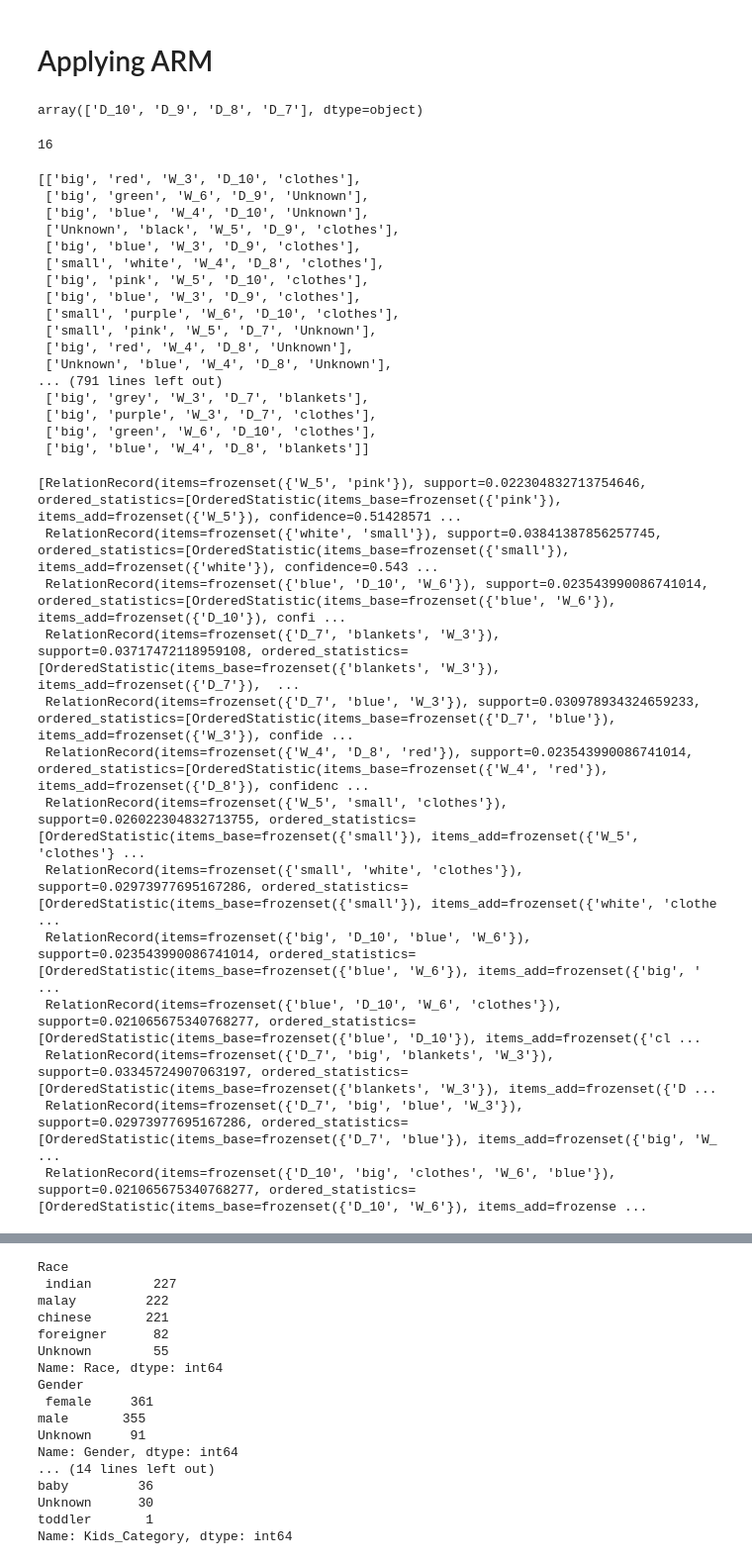
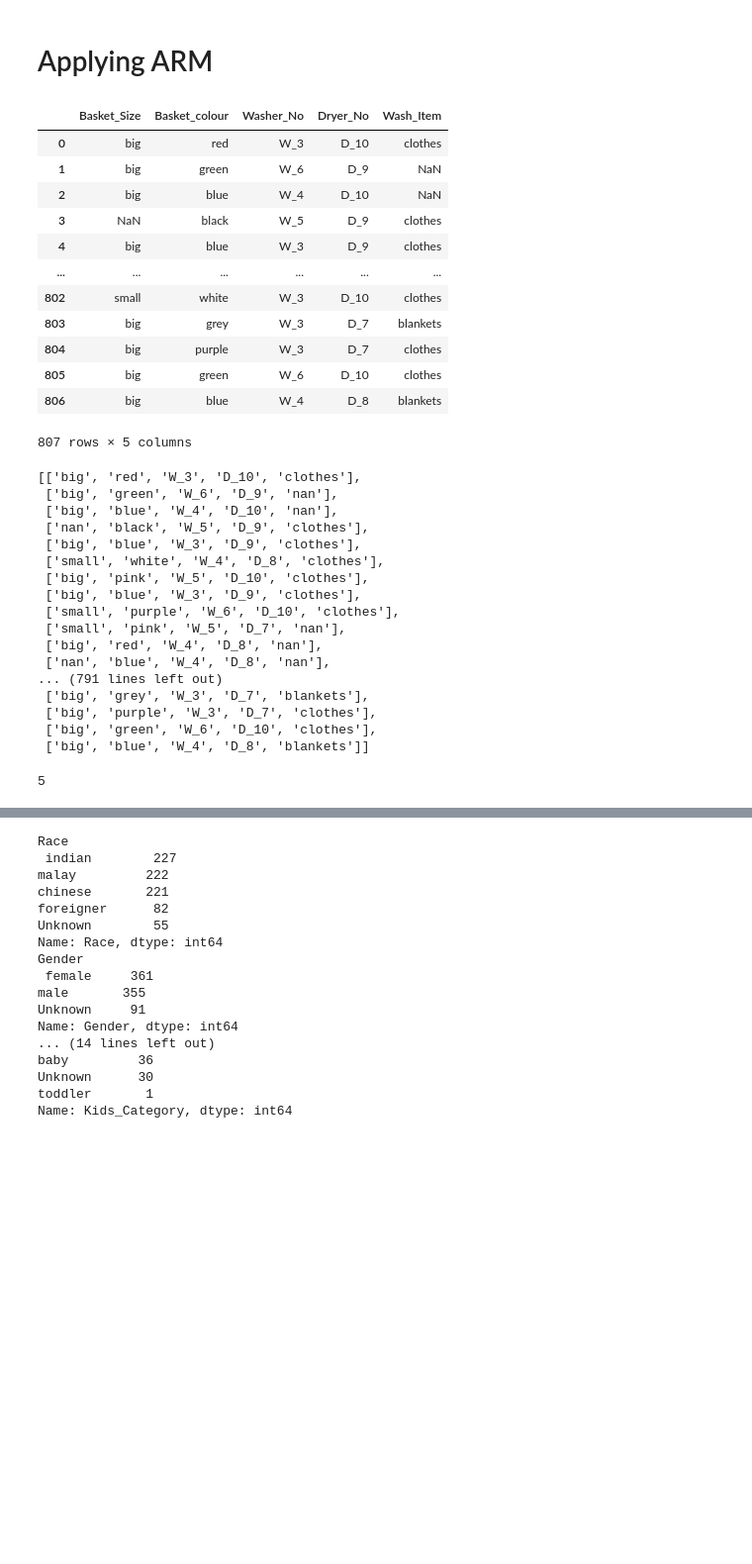
Before and after one commit to CRJoshuaa/Data-Mining-Project, a Jupyter notebook: Project_Joshuaa.ipynb, the cells around one changed output, grey strips where cells are left out. Shown at 99% size. Drawn from its saved outputs; the diff is of its cells as text; code cells hidden in the pictures; blank space fills up the shorter version.

```diff
--- a/Project_Joshuaa.ipynb
+++ b/Project_Joshuaa.ipynb
@@ -121,35 +125,35 @@ df=(df.pipe(change_to_date)
 # %% [markdown]
 # Applying ARM
 # %%
-arm=(df.pipe(change_to_date)
-        .pipe(mark_washer)
+arm1=(df.pipe(mark_washer)
         .pipe(mark_dryer)
-        .pipe(drop_no)
-        .pipe(select_arm)
-        .pipe(fill_null_val)
+        .pipe(select_arm1)
     )
-# %%
-arm['Dryer_No'].unique()
-# arm.shape
-# arm.info()
-# arm
-# %% [output]
-array(['D_10', 'D_9', 'D_8', 'D_7'], dtype=object)
-# %%
-len(arm.columns)
-# %% [output]
-16
+# %%
+arm1
+# %% [output]
+|  | Basket_Size | Basket_colour | Washer_No | Dryer_No | Wash_Item |
+| 0 | big | red | W_3 | D_10 | clothes |
+| 1 | big | green | W_6 | D_9 | NaN |
+| 2 | big | blue | W_4 | D_10 | NaN |
+| 3 | NaN | black | W_5 | D_9 | clothes |
+| 4 | big | blue | W_3 | D_9 | clothes |
+| ... | ... | ... | ... | ... | ... |
+| 802 | small | white | W_3 | D_10 | clothes |
+| 803 | big | grey | W_3 | D_7 | blankets |
+| 804 | big | purple | W_3 | D_7 | clothes |
+| 805 | big | green | W_6 | D_10 | clothes |
+| 806 | big | blue | W_4 | D_8 | blankets |
+807 rows × 5 columns
 # %%
 records = []
-# for i in range(0, len(arm)):
-#     records.append([str(arm[i,[j]]) for j in arm.columns])
 
 # Iterate over each row
-for index, rows in arm.iterrows():
-    columns=arm.columns
+for index, rows in arm1.iterrows():
+    columns=arm1.columns
     my_list =[]
     for att in columns:
-        my_list.append(rows[att])
+        my_list.append(str(rows[att]))
 
     # append the list to the final list
     records.append(my_list)
@@ -157,37 +161,25 @@ for index, rows in arm.iterrows():
 records
 # %% [output]
 [['big', 'red', 'W_3', 'D_10', 'clothes'],
- ['big', 'green', 'W_6', 'D_9', 'Unknown'],
- ['big', 'blue', 'W_4', 'D_10', 'Unknown'],
- ['Unknown', 'black', 'W_5', 'D_9', 'clothes'],
+ ['big', 'green', 'W_6', 'D_9', 'nan'],
+ ['big', 'blue', 'W_4', 'D_10', 'nan'],
+ ['nan', 'black', 'W_5', 'D_9', 'clothes'],
  ['big', 'blue', 'W_3', 'D_9', 'clothes'],
  ['small', 'white', 'W_4', 'D_8', 'clothes'],
  ['big', 'pink', 'W_5', 'D_10', 'clothes'],
  ['big', 'blue', 'W_3', 'D_9', 'clothes'],
  ['small', 'purple', 'W_6', 'D_10', 'clothes'],
- ['small', 'pink', 'W_5', 'D_7', 'Unknown'],
- ['big', 'red', 'W_4', 'D_8', 'Unknown'],
- ['Unknown', 'blue', 'W_4', 'D_8', 'Unknown'],
+ ['small', 'pink', 'W_5', 'D_7', 'nan'],
+ ['big', 'red', 'W_4', 'D_8', 'nan'],
+ ['nan', 'blue', 'W_4', 'D_8', 'nan'],
 ... (791 lines left out)
  ['big', 'grey', 'W_3', 'D_7', 'blankets'],
  ['big', 'purple', 'W_3', 'D_7', 'clothes'],
  ['big', 'green', 'W_6', 'D_10', 'clothes'],
  ['big', 'blue', 'W_4', 'D_8', 'blankets']]
 # %%
-association_rules = apriori(records, min_support=0.02, min_confidence=0.2, min_lift=2, min_length=2)
+association_rules = apriori(records, min_support=0.02, min_confidence=0.6, min_lift=2, min_length=2)
 association_results = list(association_rules)
-association_results
+len(association_results)
 # %% [output]
-[RelationRecord(items=frozenset({'W_5', 'pink'}), support=0.022304832713754646, ordered_statistics=[OrderedStatistic(items_base=frozenset({'pink'}), items_add=frozenset({'W_5'}), confidence=0.51428571 ...
- RelationRecord(items=frozenset({'white', 'small'}), support=0.03841387856257745, ordered_statistics=[OrderedStatistic(items_base=frozenset({'small'}), items_add=frozenset({'white'}), confidence=0.543 ...
- RelationRecord(items=frozenset({'blue', 'D_10', 'W_6'}), support=0.023543990086741014, ordered_statistics=[OrderedStatistic(items_base=frozenset({'blue', 'W_6'}), items_add=frozenset({'D_10'}), confi ...
- RelationRecord(items=frozenset({'D_7', 'blankets', 'W_3'}), support=0.03717472118959108, ordered_statistics=[OrderedStatistic(items_base=frozenset({'blankets', 'W_3'}), items_add=frozenset({'D_7'}),  ...
- RelationRecord(items=frozenset({'D_7', 'blue', 'W_3'}), support=0.030978934324659233, ordered_statistics=[OrderedStatistic(items_base=frozenset({'D_7', 'blue'}), items_add=frozenset({'W_3'}), confide ...
- RelationRecord(items=frozenset({'W_4', 'D_8', 'red'}), support=0.023543990086741014, ordered_statistics=[OrderedStatistic(items_base=frozenset({'W_4', 'red'}), items_add=frozenset({'D_8'}), confidenc ...
- RelationRecord(items=frozenset({'W_5', 'small', 'clothes'}), support=0.026022304832713755, ordered_statistics=[OrderedStatistic(items_base=frozenset({'small'}), items_add=frozenset({'W_5', 'clothes'} ...
- RelationRecord(items=frozenset({'small', 'white', 'clothes'}), support=0.02973977695167286, ordered_statistics=[OrderedStatistic(items_base=frozenset({'small'}), items_add=frozenset({'white', 'clothe ...
- RelationRecord(items=frozenset({'big', 'D_10', 'blue', 'W_6'}), support=0.023543990086741014, ordered_statistics=[OrderedStatistic(items_base=frozenset({'blue', 'W_6'}), items_add=frozenset({'big', ' ...
- RelationRecord(items=frozenset({'blue', 'D_10', 'W_6', 'clothes'}), support=0.021065675340768277, ordered_statistics=[OrderedStatistic(items_base=frozenset({'blue', 'D_10'}), items_add=frozenset({'cl ...
- RelationRecord(items=frozenset({'D_7', 'big', 'blankets', 'W_3'}), support=0.03345724907063197, ordered_statistics=[OrderedStatistic(items_base=frozenset({'blankets', 'W_3'}), items_add=frozenset({'D ...
- RelationRecord(items=frozenset({'D_7', 'big', 'blue', 'W_3'}), support=0.02973977695167286, ordered_statistics=[OrderedStatistic(items_base=frozenset({'D_7', 'blue'}), items_add=frozenset({'big', 'W_ ...
- RelationRecord(items=frozenset({'D_10', 'big', 'clothes', 'W_6', 'blue'}), support=0.021065675340768277, ordered_statistics=[OrderedStatistic(items_base=frozenset({'D_10', 'W_6'}), items_add=frozense ...
+5
```
Also changed, not shown: parts of 17 cells of this notebook.
